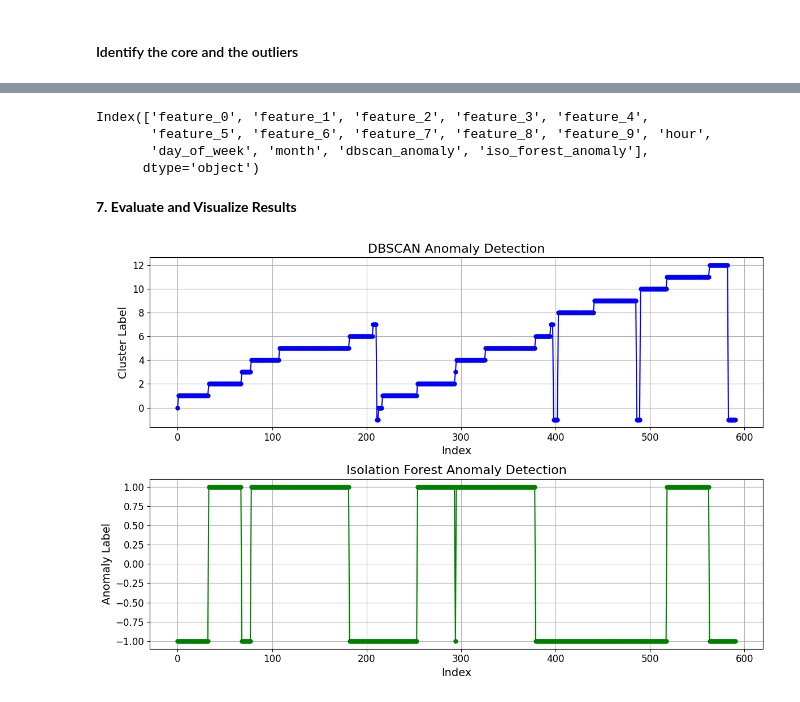
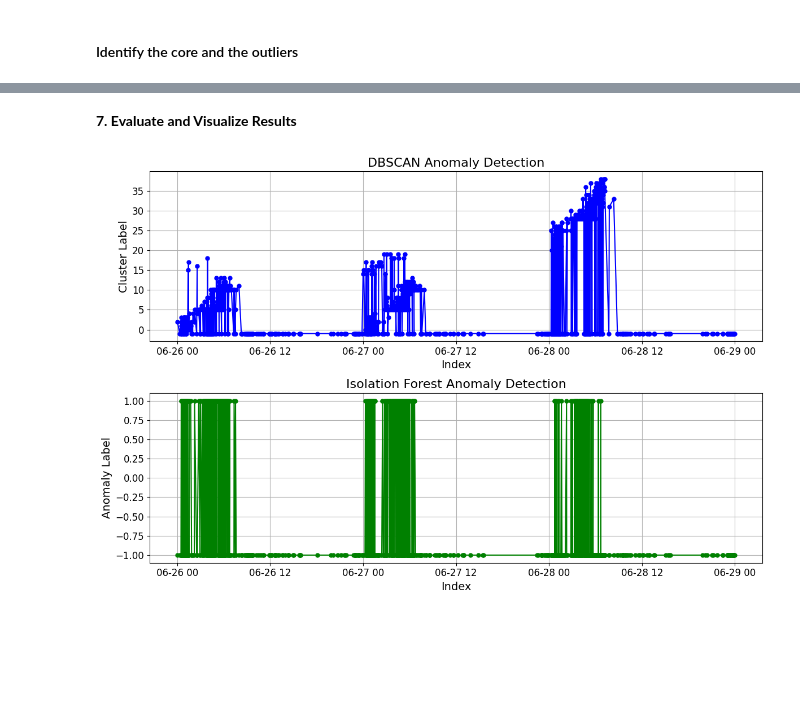
Before and after one commit to albionaguri/cybersecurity, a Jupyter notebook: ueba_version2.ipynb, the cells around one changed output, grey strips where cells are left out. Drawn from its saved outputs; the diff is of its cells as text; code cells hidden in the pictures; blank space fills up the shorter version.

```diff
--- a/ueba_version2.ipynb
+++ b/ueba_version2.ipynb
@@ -122,0 +147,4 @@ sample_df.shape
+# %%
+# Drop the original categorical columns
+sample_df = sample_df.drop(columns=categorical_features)
+sample_df.head(5)
@@ -153,9 +182,10 @@ result_df.head()
 ### **Pre-processing of Time column**
 # %%
 # Extract numerical features
-result_df['hour'] = result_df['time'].dt.hour
-result_df['day_of_week'] = result_df['time'].dt.day_of_week
-result_df['month'] = result_df['time'].dt.month
+
+sample_df['hour'] = sample_df['time'].dt.hour
+sample_df['day_of_week'] = sample_df['time'].dt.day_of_week
+sample_df['month'] = sample_df['time'].dt.month
 # %%
-result_df.drop('time', axis=1, inplace=True)
+sample_df.drop('time', axis=1, inplace=True)
 # %%
@@ -203,7 +204,7 @@ from sklearn.preprocessing import StandardScaler
 
 # Normalize data
 scaler = StandardScaler()
-scaled_data = scaler.fit_transform(df_selected)
+scaled_data = scaler.fit_transform(sample_df)
 # %% [markdown]
 **DBSCAN algorithm**
 # %%
@@ -318,45 +284,38 @@ See the caveats in the documentation: https://pandas.pydata.org/pandas-docs/stab
-# %%
-df_selected.columns
-# %% [output]
-Index(['feature_0', 'feature_1', 'feature_2', 'feature_3', 'feature_4',
-       'feature_5', 'feature_6', 'feature_7', 'feature_8', 'feature_9', 'hour',
-       'day_of_week', 'month', 'dbscan_anomaly', 'iso_forest_anomaly'],
-      dtype='object')
 # %% [markdown]
 **7. Evaluate and Visualize Results**
 # %%
 import matplotlib.pyplot as plt
 
 # Create a figure with a specified size
 plt.figure(figsize=(12, 8))
 
 # Plot DBSCAN labels
 plt.subplot(2, 1, 1)
-plt.plot(df_selected.index, clusters, marker='o', linestyle='-', color='b', markersize=5)
+plt.plot(sample_df.index, clusters, marker='o', linestyle='-', color='b', markersize=5)
 plt.title('DBSCAN Anomaly Detection', fontsize=16)
 plt.xlabel('Index', fontsize=14)
 plt.ylabel('Cluster Label', fontsize=14)
 plt.grid(True)
 plt.xticks(fontsize=12)
 plt.yticks(fontsize=12)
 
 # Plot Isolation Forest labels
 plt.subplot(2, 1, 2)
-plt.plot(df_selected.index, iso_labels, marker='o', linestyle='-', color='g', markersize=5)
+plt.plot(sample_df.index, iso_labels, marker='o', linestyle='-', color='g', markersize=5)
 plt.title('Isolation Forest Anomaly Detection', fontsize=16)
 plt.xlabel('Index', fontsize=14)
 plt.ylabel('Anomaly Label', fontsize=14)
 plt.grid(True)
 plt.xticks(fontsize=12)
 plt.yticks(fontsize=12)
 
 # Adjust layout to prevent overlap
 plt.tight_layout()
 
 # Display the plots
 plt.show()
 # %% [output]
-[figure, old version]
+[figure, new version]
 # %%
 from sklearn.metrics import silhouette_score
 
```
Also changed, not shown: parts of 26 cells of this notebook.
